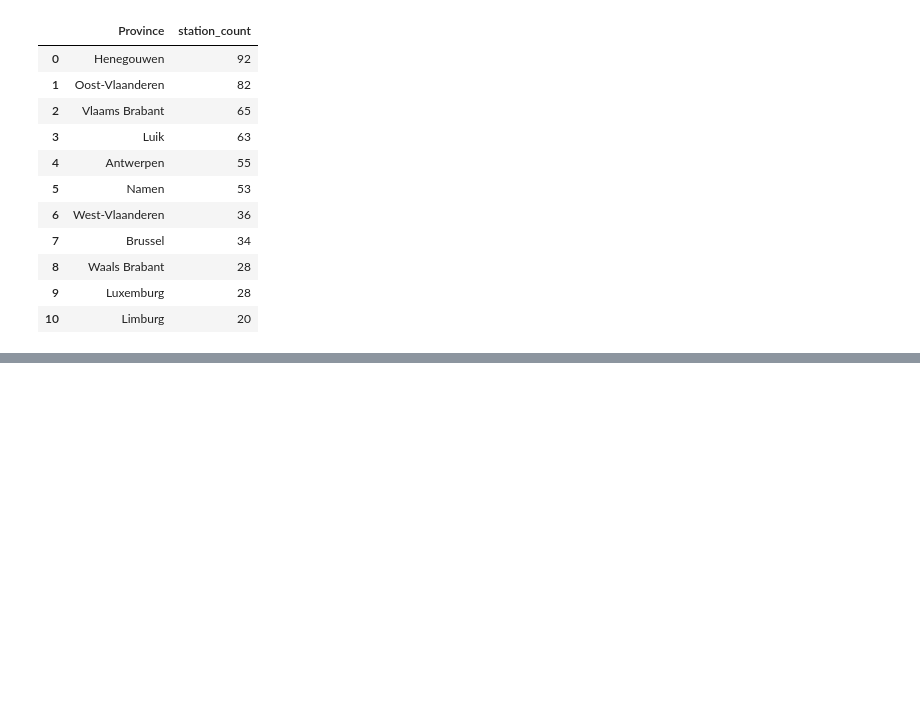
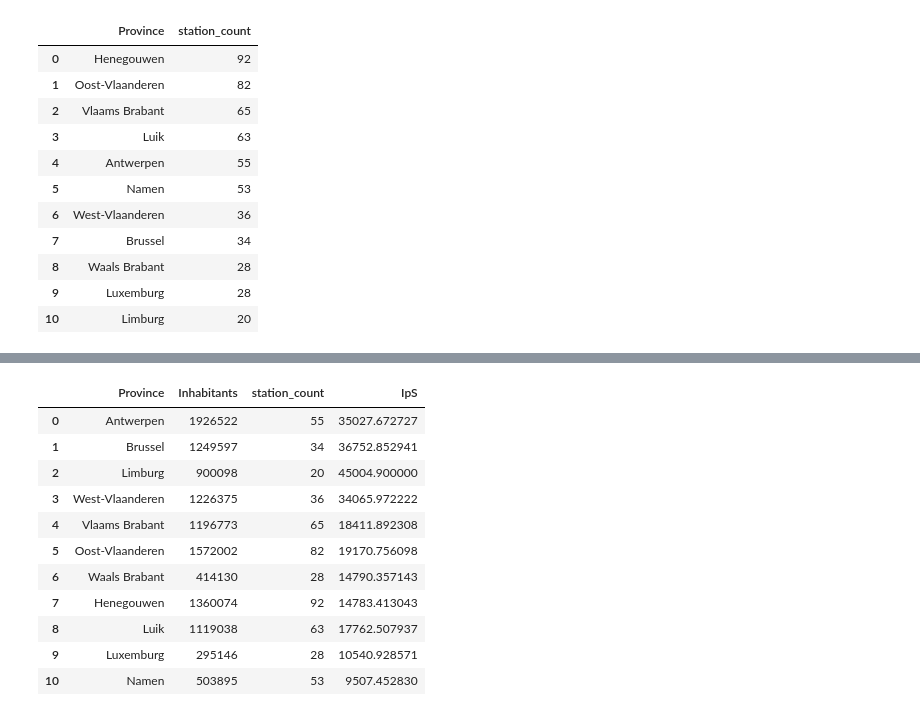
Before and after one commit to Mathissemeynen/ACRM-group-11, a Jupyter notebook: StationCoverageAccesibility.ipynb, the cells around one changed output, grey strips where cells are left out. Saved outputs shown, nothing was run; the diff lists cells and outputs as text; code cells hidden in the pictures; blank space fills up the shorter version.

```diff
--- a/StationCoverageAccesibility.ipynb
+++ b/StationCoverageAccesibility.ipynb
@@ -262,6 +249,5 @@ province_counts
 | 9 | Luxemburg | 28 |
 | 10 | Limburg | 20 |
 # %%
-merged_stats = inh_df.merge(province_counts, on='province')
-merged_stats['inhabitants_per_station'] = merged_stats['inhabitants'] / merged_stats['station_count']
-merged_stats = merged_stats.sort_values('inhabitants_per_station', ascending=False)
+inh_df = inh_df.rename(columns = {'NE_Name' : 'Province'})
+inh_df
@@ -267,0 +267,18 @@ merged_stats = merged_stats.sort_values('inhabitants_per_station', ascending=Fal
+# %%
+Inhabitants_per_station = pd.merge(inh_df, province_counts, on='Province')
+# %%
+Inhabitants_per_station['IpS'] = Inhabitants_per_station['Inhabitants'] / Inhabitants_per_station['station_count']
+Inhabitants_per_station
+# %% [output]
+|  | Province | Inhabitants | station_count | IpS |
+| 0 | Antwerpen | 1926522 | 55 | 35027.672727 |
+| 1 | Brussel | 1249597 | 34 | 36752.852941 |
+| 2 | Limburg | 900098 | 20 | 45004.900000 |
+| 3 | West-Vlaanderen | 1226375 | 36 | 34065.972222 |
+| 4 | Vlaams Brabant | 1196773 | 65 | 18411.892308 |
+| 5 | Oost-Vlaanderen | 1572002 | 82 | 19170.756098 |
+| 6 | Waals Brabant | 414130 | 28 | 14790.357143 |
+| 7 | Henegouwen | 1360074 | 92 | 14783.413043 |
+| 8 | Luik | 1119038 | 63 | 17762.507937 |
+| 9 | Luxemburg | 295146 | 28 | 10540.928571 |
+| 10 | Namen | 503895 | 53 | 9507.452830 |
```
Also changed, not shown: parts of 3 cells of this notebook, 1 other file.
